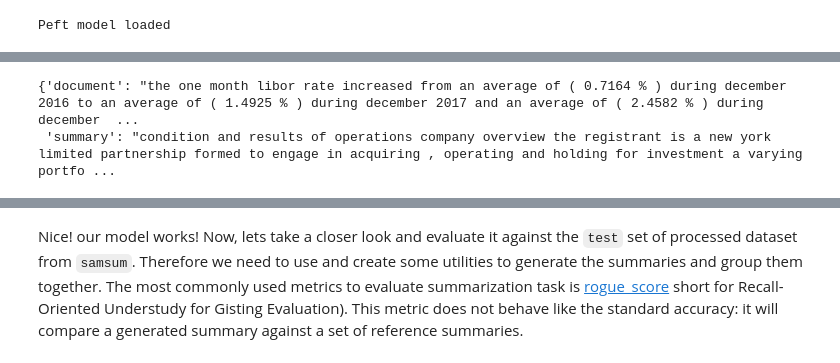
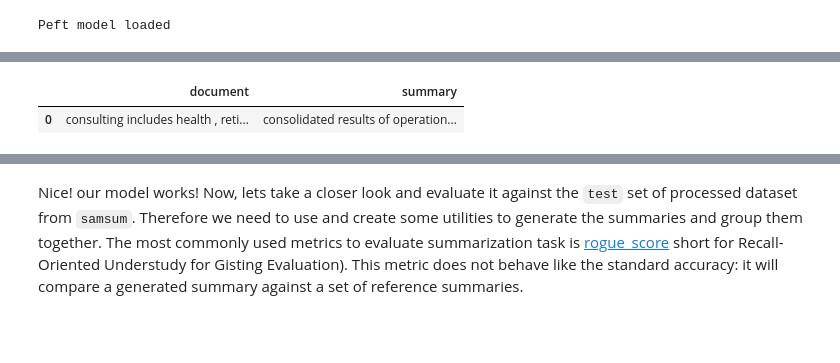
Before and after one commit to SuperEllipse/LLM-demo-on-CML, a Jupyter notebook: financialreport_summarization.ipynb, the cells around one changed output, grey strips where cells are left out. Cells and saved outputs as stored; diff of their text form; code cells hidden in the pictures; blank space fills up the shorter version.

```diff
--- a/financialreport_summarization.ipynb
+++ b/financialreport_summarization.ipynb
@@ -404,4 +415,4 @@ Overriding torch_dtype=None with `torch_dtype=torch.float16` due to requirements
 Peft model loaded
 # %%
 #Vish : Let us look at an unseen data from Train dataset
-unseen_dataset=  load_dataset("csv", data_files=["test_roo_segment_0_input_2_1000.csv", "test_roo_segment_0_input_2_1000.csv"])
+unseen_dataset=  ds_fin["test"]
@@ -412,7 +419,7 @@ Dataset csv downloaded and prepared to /root/.cache/huggingface/datasets/csv/def
-# %%
-unseen_dataset["train"][10]
-# %% [output]
-{'document': "the one month libor rate increased from an average of ( 0.7164 % ) during december 2016 to an average of ( 1.4925 % ) during december 2017 and an average of ( 2.4582 % ) during december  ...
- 'summary': "condition and results of operations company overview the registrant is a new york limited partnership formed to engage in acquiring , operating and holding for investment a varying portfo ...
+# %%
+show_random_elements(unseen_dataset, 1)
+# %% [output]
+|  | document | summary |
+| 0 | consulting includes health , reti... | consolidated results of operation... |
 # %%
 import random
```
Also changed, not shown: parts of 62 cells of this notebook, 2 other files.
